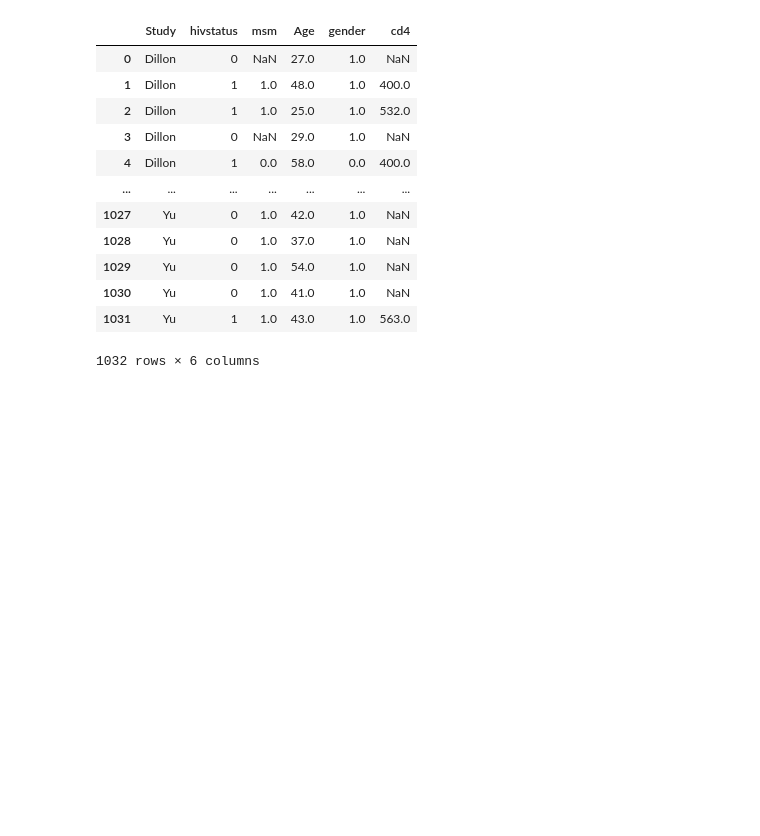
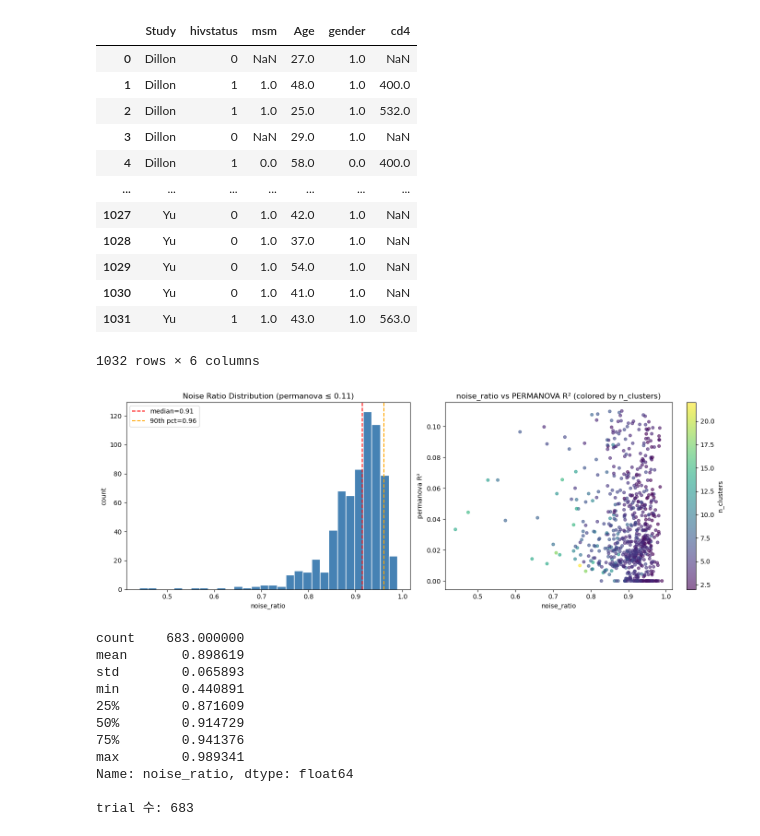
Before and after one commit to gwwctw/latentgee, a Jupyter notebook: examples/prototype copy.ipynb, the cells around one changed output. Drawn from its saved outputs; the diff is of its cells as text; code cells hidden in the pictures; blank space fills up the shorter version.

```diff
--- a/examples/prototype copy.ipynb
+++ b/examples/prototype copy.ipynb
@@ -114,3 +114,54 @@ dat_merged[['Study', 'hivstatus', 'msm', 'Age', 'gender', 'cd4']]
 | 1030 | Yu | 0 | 1.0 | 41.0 | 1.0 | NaN |
 | 1031 | Yu | 1 | 1.0 | 43.0 | 1.0 | 563.0 |
 1032 rows × 6 columns
+# %%
+import pandas as pd
+import matplotlib.pyplot as plt
+import numpy as np
+
+
+file_path = "/DATA/WGS_study/YSL/projects/latentgee/examples/logs"
+df = pd.read_csv(f"{file_path}/optuna_trials_2026-03-26.csv")
+
+# permanova 0~0.11 필터
+df_valid = df[df['permanova'] <= 0.11].sort_values('permanova').reset_index(drop=True)
+
+fig, axes = plt.subplots(1, 2, figsize=(14, 5))
+
+# ── 플랏 1: noise_ratio 히스토그램
+axes[0].hist(df_valid['noise_ratio'], bins=30, color='steelblue', edgecolor='white')
+axes[0].axvline(df_valid['noise_ratio'].median(), color='red', linestyle='--', label=f"median={df_valid['noise_ratio'].median():.2f}")
+axes[0].axvline(df_valid['noise_ratio'].quantile(0.9), color='orange', linestyle='--', label=f"90th pct={df_valid['noise_ratio'].quantile(0.9):.2f}")
+axes[0].set_xlabel('noise_ratio')
+axes[0].set_ylabel('count')
+axes[0].set_title('Noise Ratio Distribution (permanova ≤ 0.11)')
+axes[0].legend()
+
+# ── 플랏 2: noise_ratio vs permanova scatter
+sc = axes[1].scatter(df_valid['noise_ratio'], df_valid['permanova'],
+                     c=df_valid['n_clusters'], cmap='viridis', alpha=0.6, s=20)
+plt.colorbar(sc, ax=axes[1], label='n_clusters')
+axes[1].set_xlabel('noise_ratio')
+axes[1].set_ylabel('permanova R²')
+axes[1].set_title('noise_ratio vs PERMANOVA R² (colored by n_clusters)')
+
+plt.tight_layout()
+plt.savefig("noise_ratio_analysis.png", dpi=150)
+plt.show()
+
+# 요약 통계
+print(df_valid['noise_ratio'].describe())
+print(f"\ntrial 수: {len(df_valid)}")
+# %% [output]
+[figure, added]
+count    683.000000
+mean       0.898619
+std        0.065893
+min        0.440891
+25%        0.871609
+50%        0.914729
+75%        0.941376
+max        0.989341
+Name: noise_ratio, dtype: float64
+
+trial 수: 683
```
Also changed, not shown: 8 other files.
